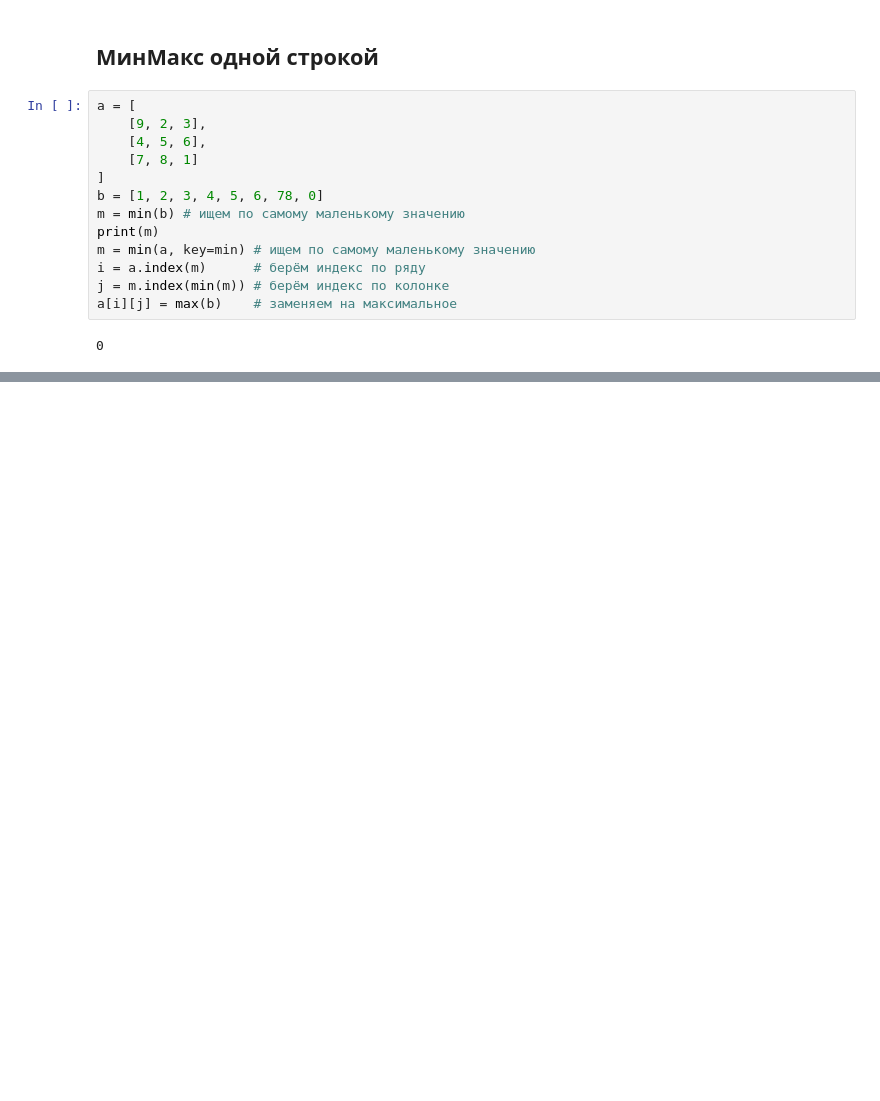
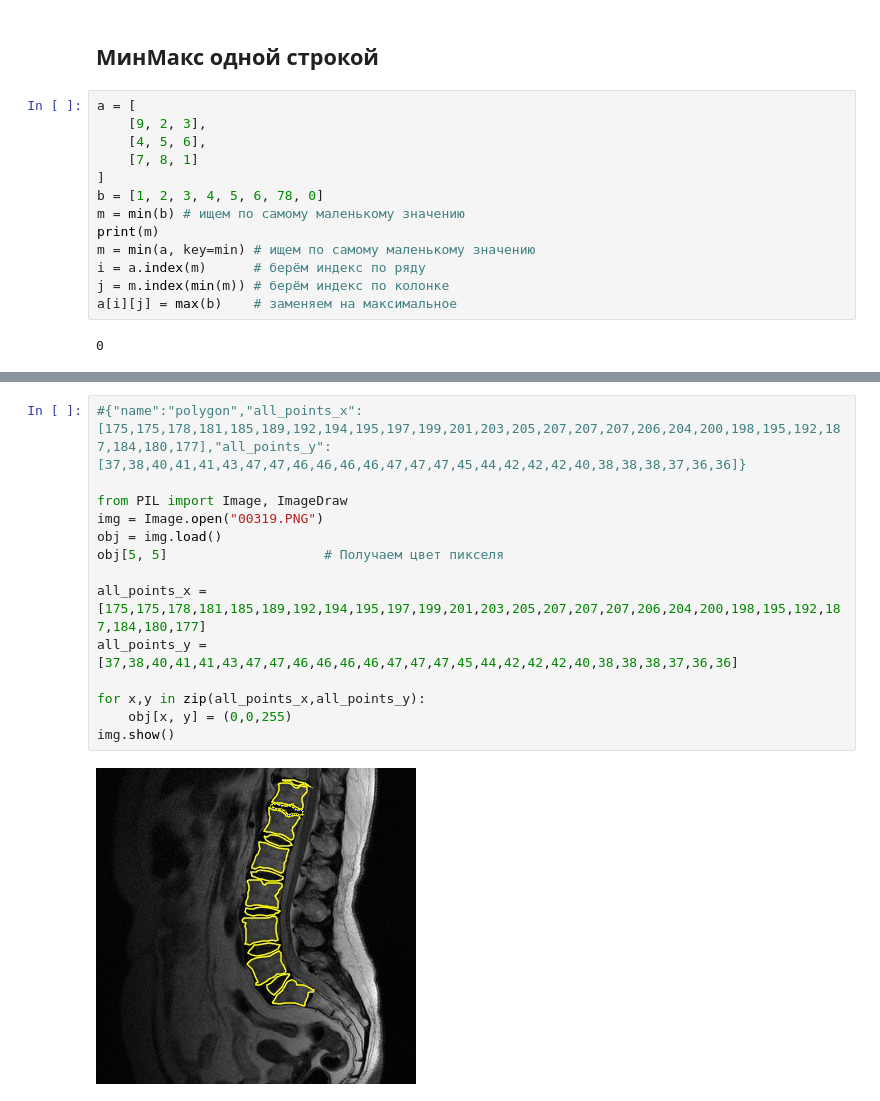
Before and after one commit to PolyanskayaP/FMMRAZ_6sem, a Jupyter notebook: prob_FMMRAZ.ipynb, the cells around one changed output, grey strips where cells are left out. Drawn from its saved outputs; the diff is of its cells as text; blank space fills up the shorter version.

```diff
--- a/prob_FMMRAZ.ipynb
+++ b/prob_FMMRAZ.ipynb
@@ -597,0 +642,16 @@ a[i][j] = max(b)    # заменяем на максимальное
+# %%
+#{"name":"polygon","all_points_x":[175,175,178,181,185,189,192,194,195,197,199,201,203,205,207,207,207,206,204,200,198,195,192,187,184,180,177],"all_points_y":[37,38,40,41,41,43,47,47,46,46,46,46,47,47,47,45,44,42,42,42,40,38,38,38,37,36,36]}
+
+from PIL import Image, ImageDraw
+img = Image.open("00319.PNG")
+obj = img.load()
+obj[5, 5]                    # Получаем цвет пикселя
+
+all_points_x = [175,175,178,181,185,189,192,194,195,197,199,201,203,205,207,207,207,206,204,200,198,195,192,187,184,180,177]
+all_points_y = [37,38,40,41,41,43,47,47,46,46,46,46,47,47,47,45,44,42,42,42,40,38,38,38,37,36,36]
+
+for x,y in zip(all_points_x,all_points_y):
+    obj[x, y] = (0,0,255)
+img.show()
+# %% [output]
+[figure, added]
```
Also changed, not shown: parts of 6 cells of this notebook.
